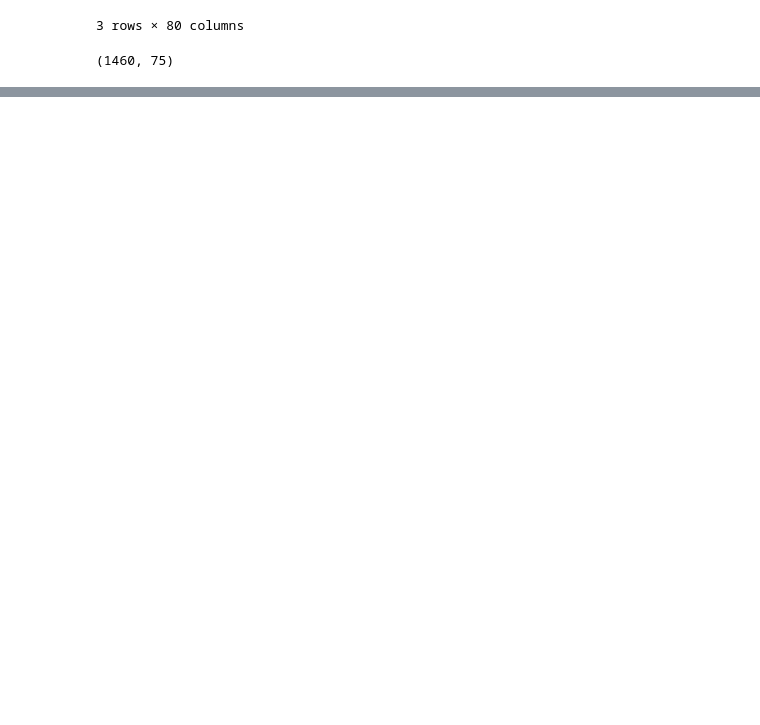
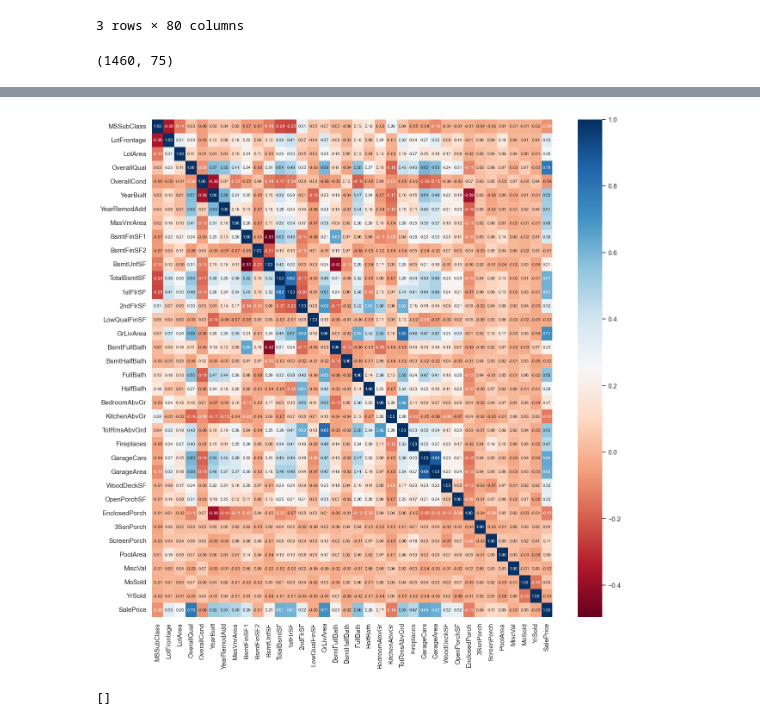
Before and after one commit to hederkosher/PythonProject4, a Jupyter notebook: Step1.ipynb, the cells around one changed output, grey strips where cells are left out. Cells and saved outputs as stored; diff of their text form; code cells hidden in the pictures; blank space fills up the shorter version.

```diff
--- a/Step1.ipynb
+++ b/Step1.ipynb
@@ -234,0 +329,16 @@ plt.show()
+# %%
+def high_correlated_cols(dataframe, plot=False, corr_th=0.90):
+    corr = dataframe.corr(numeric_only=True)
+    cor_matrix = corr.abs()
+    upper_triangle_matrix = cor_matrix.where(np.triu(np.ones(cor_matrix.shape), k=1).astype(bool))
+    drop_list = [col for col in upper_triangle_matrix.columns if any(upper_triangle_matrix[col] > corr_th)]
+    if plot:
+        sns.set_theme(rc={"figure.figsize": (15, 15)})
+        sns.heatmap(corr, annot=True, fmt=".2f", cmap="RdBu", annot_kws={"size": 7})
+        plt.show()
+    return drop_list
+# %%
+high_correlated_cols(df, plot=True)
+# %% [output]
+[figure, added]
+[]
```
Also changed, not shown: parts of 5 cells of this notebook.
